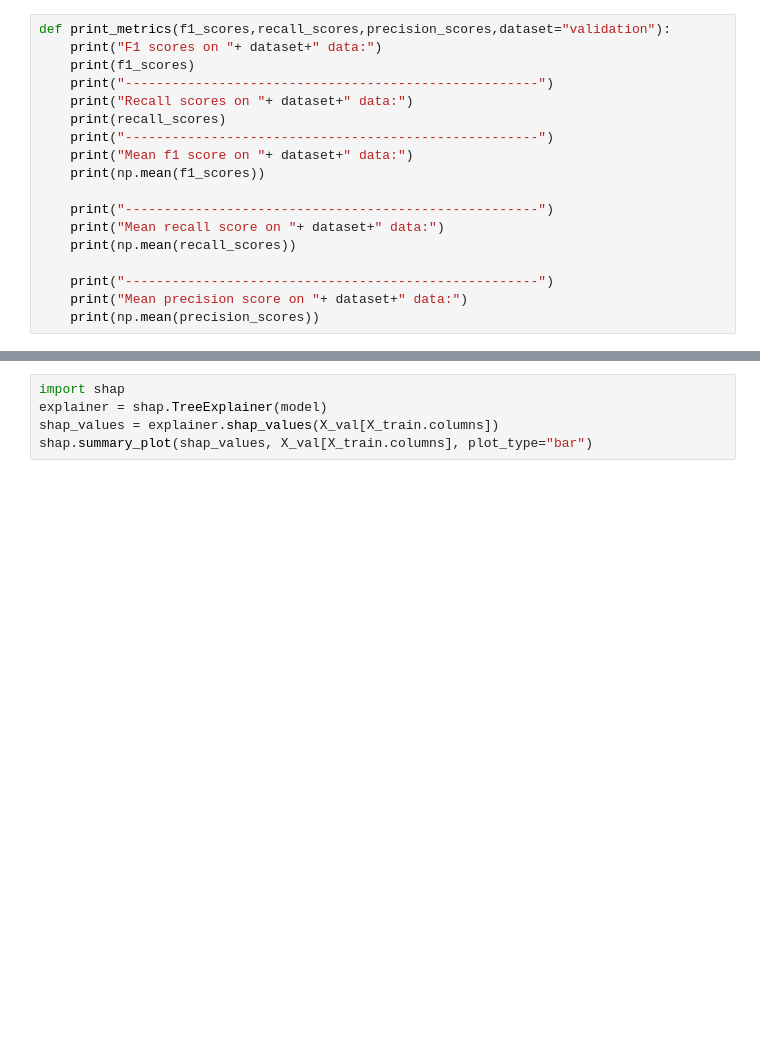
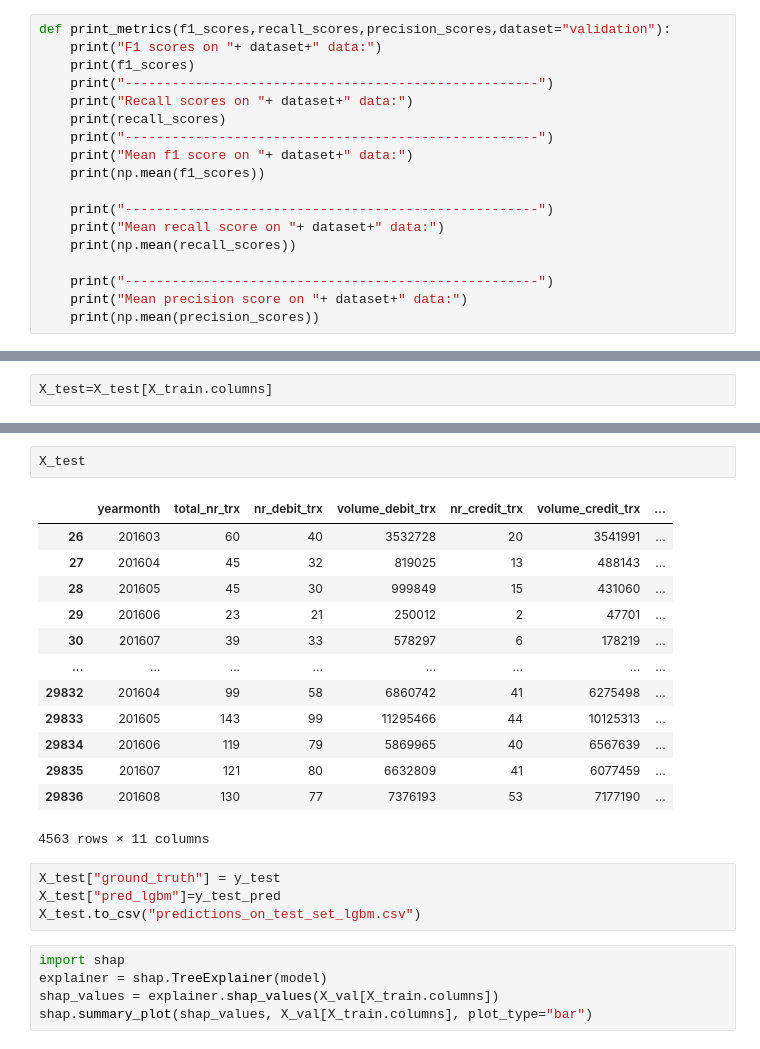
Before and after one commit to vishalraut88/Credit-Loan-application, a Jupyter notebook: Credit Application.ipynb, the cells around one changed output, grey strips where cells are left out. Saved outputs shown, nothing was run; the diff lists cells and outputs as text; blank space fills up the shorter version.

```diff
--- a/Credit Application.ipynb
+++ b/Credit Application.ipynb
@@ -368,0 +392,2 @@ array([[2441, 1226],
+# %%
+X_test=X_test[X_train.columns]
@@ -404,3 +453,23 @@ Precision score on Test data:
+# %%
+X_test
+# %% [output]
+|  | yearmonth | total_nr_trx | nr_debit_trx | volume_debit_trx | nr_credit_trx | volume_credit_trx | ... |
+| 26 | 201603 | 60 | 40 | 3532728 | 20 | 3541991 | ... |
+| 27 | 201604 | 45 | 32 | 819025 | 13 | 488143 | ... |
+| 28 | 201605 | 45 | 30 | 999849 | 15 | 431060 | ... |
+| 29 | 201606 | 23 | 21 | 250012 | 2 | 47701 | ... |
+| 30 | 201607 | 39 | 33 | 578297 | 6 | 178219 | ... |
+| ... | ... | ... | ... | ... | ... | ... | ... |
+| 29832 | 201604 | 99 | 58 | 6860742 | 41 | 6275498 | ... |
+| 29833 | 201605 | 143 | 99 | 11295466 | 44 | 10125313 | ... |
+| 29834 | 201606 | 119 | 79 | 5869965 | 40 | 6567639 | ... |
+| 29835 | 201607 | 121 | 80 | 6632809 | 41 | 6077459 | ... |
+| 29836 | 201608 | 130 | 77 | 7376193 | 53 | 7177190 | ... |
+4563 rows × 11 columns
+# %%
+X_test["ground_truth"] = y_test
+X_test["pred_lgbm"]=y_test_pred
+X_test.to_csv("predictions_on_test_set_lgbm.csv")
 # %%
 import shap
 explainer = shap.TreeExplainer(model)
```
Also changed, not shown: parts of 18 cells of this notebook, 1 other file.
